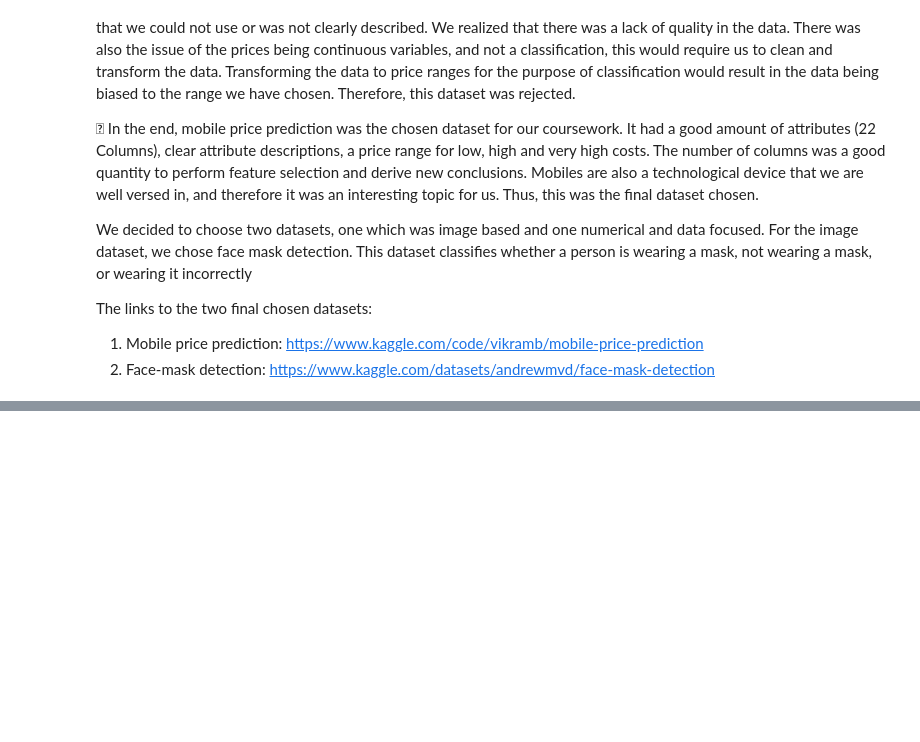
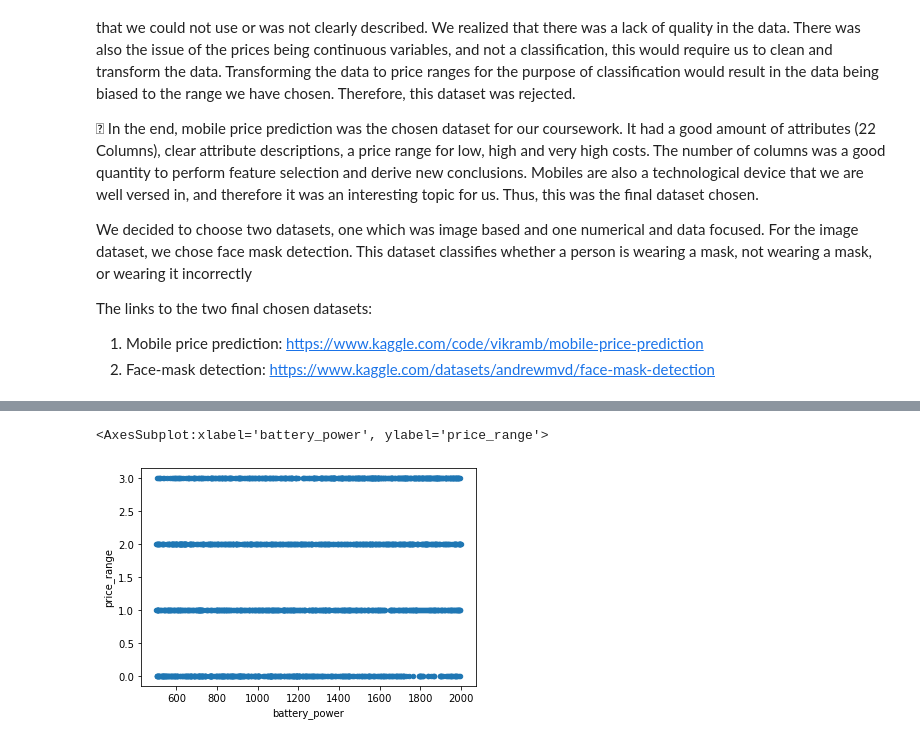
Before and after one commit to na2007/F20DL, a Jupyter notebook: Coursework.ipynb, the cells around one changed output, grey strips where cells are left out. Saved outputs shown, nothing was run; the diff lists cells and outputs as text; code cells hidden in the pictures; blank space fills up the shorter version.

```diff
--- a/Coursework.ipynb
+++ b/Coursework.ipynb
@@ -21,0 +101,5 @@ The links to the two final chosen datasets:
+# %%
+mobile.plot(kind="scatter", x="battery_power", y="price_range")
+# %% [output]
+<AxesSubplot:xlabel='battery_power', ylabel='price_range'>
+[figure, added]
```
Also changed, not shown: parts of 19 cells of this notebook.
